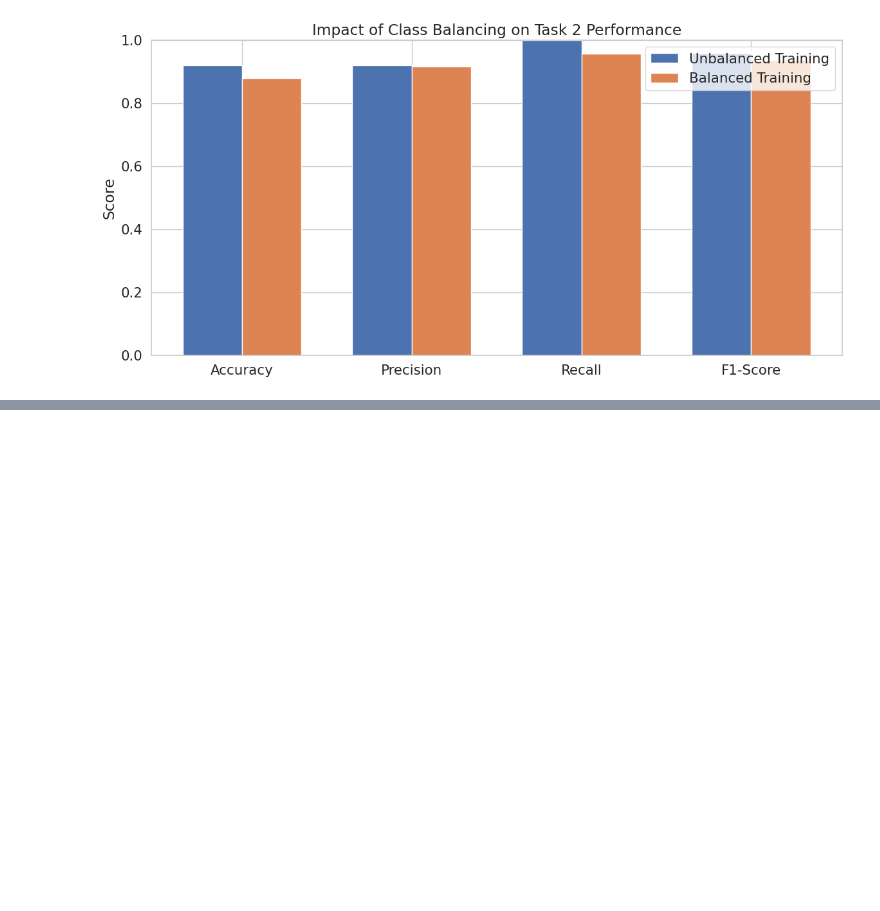
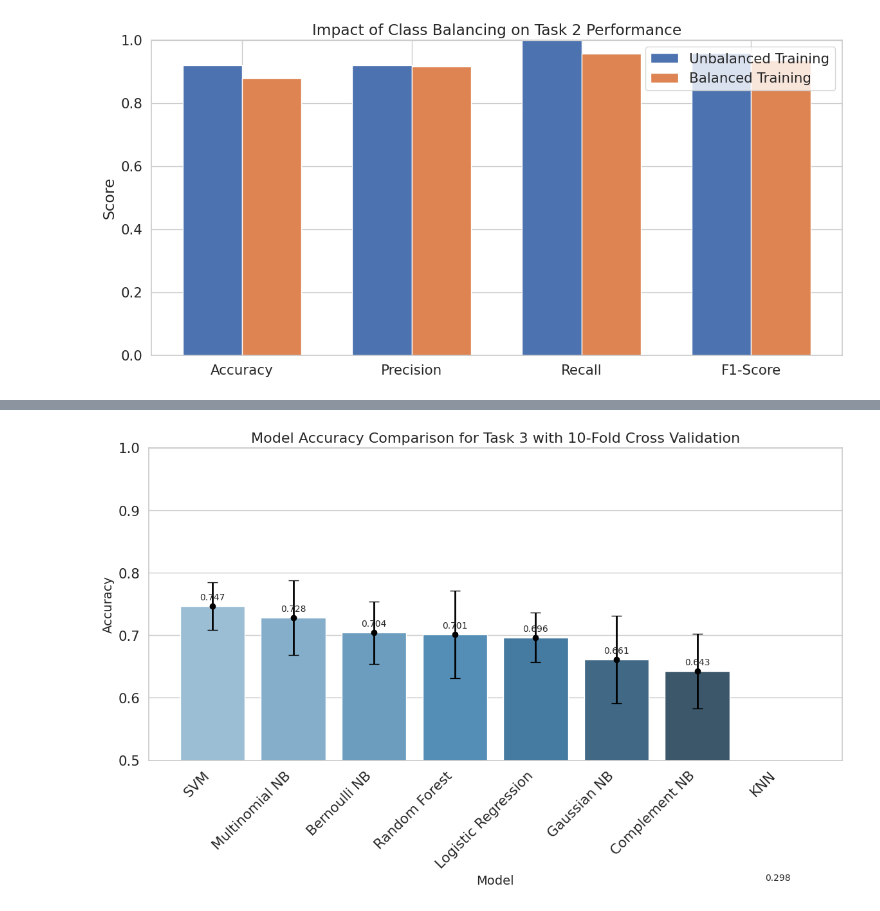
Before and after one commit to DrHurel/projet-ml, a Jupyter notebook: basic-training.ipynb, the cells around one changed output, grey strips where cells are left out. Saved outputs shown, nothing was run; the diff lists cells and outputs as text; code cells hidden in the pictures; blank space fills up the shorter version.

```diff
--- a/basic-training.ipynb
+++ b/basic-training.ipynb
@@ -2201,0 +2361,85 @@ weighted avg       0.85      0.88      0.86        75
+# %%
+# Visualize Task 3 cross-validation results
+# Create DataFrame for visualization
+task3_results_df = pd.DataFrame({
+    'Model': [],
+    'Metric': [],
+    'Mean': [],
+    'Std': []
+})
+
+for model_name in task3_cv_results:
+    for metric in ['accuracy', 'precision', 'recall', 'f1']:
+        task3_results_df = pd.concat([task3_results_df, pd.DataFrame({
+            'Model': [model_name],
+            'Metric': [metric.capitalize()],
+            'Mean': [task3_cv_results[model_name][metric]['mean']],
+            'Std': [task3_cv_results[model_name][metric]['std']]
+        })], ignore_index=True)
+
+# Sort models by accuracy
+task3_model_order = task3_results_df[task3_results_df['Metric'] == 'Accuracy'].sort_values('Mean', ascending=False)['Model'].tolist()
+
+# Create accuracy bar plot
+plt.figure(figsize=(12, 8))
+sns.set_style("whitegrid")
+
+# Create bar plot for accuracy
+ax = sns.barplot(
+    data=task3_results_df[task3_results_df['Metric'] == 'Accuracy'],
+    x='Model',
+    y='Mean',
+    order=task3_model_order,
+    palette='Blues_d'
+)
+
+# Add error bars
+for i, model in enumerate(task3_model_order):
+    row = task3_results_df[(task3_results_df['Model'] == model) & (task3_results_df['Metric'] == 'Accuracy')].iloc[0]
+    ax.errorbar(
+        i, row['Mean'], yerr=row['Std'],
+        fmt='o', color='black', elinewidth=2, capsize=6
+    )
+
+# Add value labels on top of bars
+for i, bar in enumerate(ax.patches):
+    ax.text(
+        bar.get_x() + bar.get_width()/2,
+        bar.get_height() + 0.01,
+        f"{bar.get_height():.3f}",
+        ha='center',
+        fontsize=10
+    )
+
+plt.title(f'Model Accuracy Comparison for Task 3 with {k_folds}-Fold Cross Validation', fontsize=16)
+plt.xlabel('Model', fontsize=14)
+plt.ylabel('Accuracy', fontsize=14)
+plt.xticks(rotation=45, ha='right')
+plt.ylim([0.5, 1.0])
+plt.tight_layout()
+plt.show()
+
+# Create a grouped bar chart for all metrics
+plt.figure(figsize=(15, 10))
+sns.set_style("whitegrid")
+
+# Create grouped bar plot
+ax = sns.barplot(
+    data=task3_results_df,
+    x='Model',
+    y='Mean',
+    hue='Metric',
+    order=task3_model_order,
+    palette='Set2'
+)
+
+plt.title(f'Task 3: Model Performance Metrics Comparison ({k_folds}-Fold CV)', fontsize=16)
+plt.xlabel('Model', fontsize=14)
+plt.ylabel('Score', fontsize=14)
+plt.xticks(rotation=45, ha='right')
+plt.legend(title='Metric', loc='lower right')
+plt.ylim([0.5, 1.0])
+plt.grid(True, linestyle='--', alpha=0.7)
+plt.tight_layout()
+plt.show()
+# %% [output]
@@ -2201,0 +2449 @@ weighted avg       0.85      0.88      0.86        75
+[figure, added]
```
Also changed, not shown: parts of 6 cells of this notebook.
